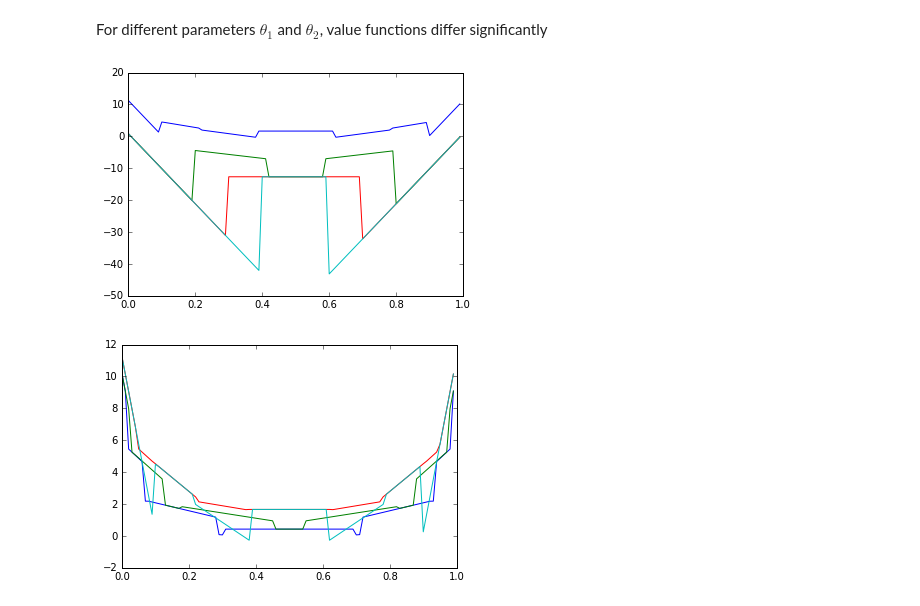
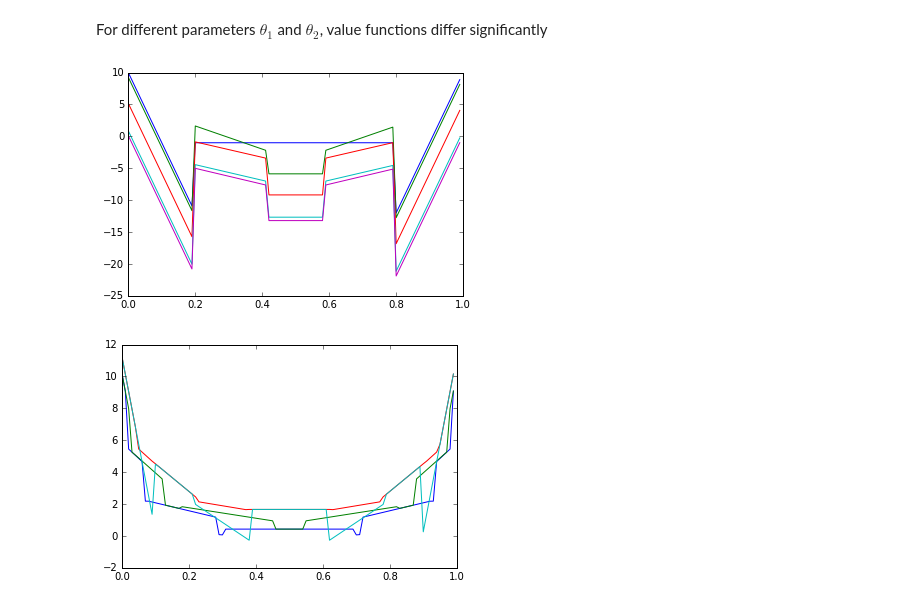
Before and after one commit to aijunbai/notebooks, a Jupyter notebook: bsq.ipynb, the cells around one changed output. Drawn from its saved outputs; the diff is of its cells as text; code cells hidden in the pictures.

```diff
--- a/bsq.ipynb
+++ b/bsq.ipynb
@@ -143,12 +143,13 @@ plot(V(15)(0.3, 0.7))
 # %% [markdown]
 For different parameters $\theta_1$ and $\theta_2$, value functions differ significantly
 # %%
-plot(V(10)(0.1, 0.9))
+plot(V(1)(0.2, 0.8))
+plot(V(2)(0.2, 0.8))
+plot(V(4)(0.2, 0.8))
 plot(V(10)(0.2, 0.8))
-plot(V(10)(0.3, 0.7))
-plot(V(10)(0.4, 0.6))
+plot(V(15)(0.2, 0.8))
 # %% [output]
-[figure, old version]
+[figure, new version]
 # %%
 plot(V(10)(0.0125, 0.9875))
 plot(V(10)(0.025, 0.975))
```
Also changed, not shown: parts of 8 cells of this notebook.
